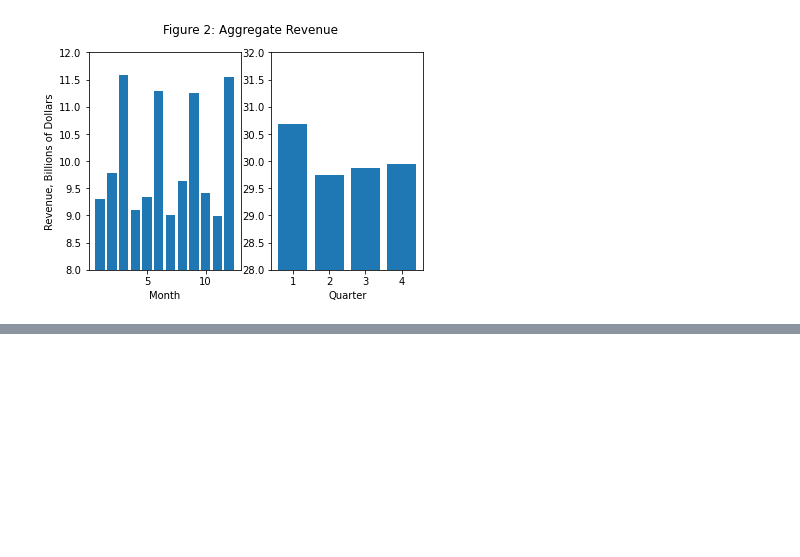
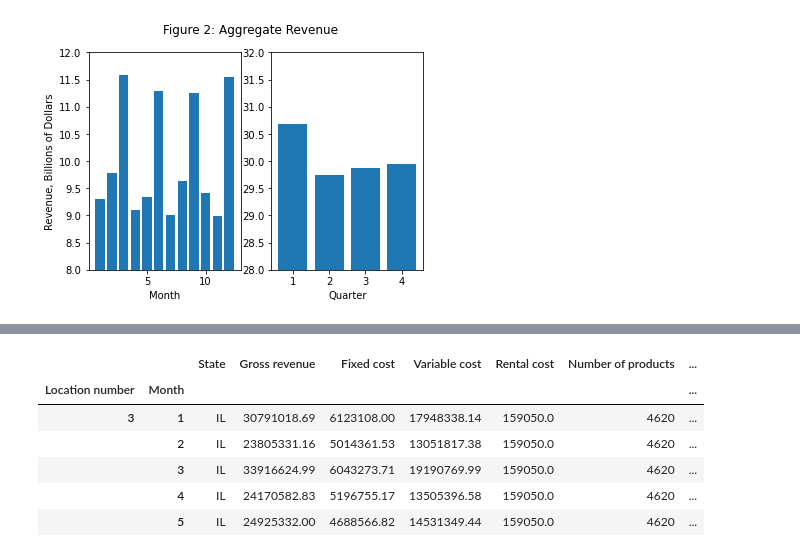
Before and after one commit to MichaelYinGH/assessment, a Jupyter notebook: analysis.ipynb, the cells around one changed output, grey strips where cells are left out. Cells and saved outputs as stored; diff of their text form; code cells hidden in the pictures; blank space fills up the shorter version.

Commit message:
Completed part 2, imputating rents, with state means

```diff
--- a/analysis.ipynb
+++ b/analysis.ipynb
@@ -96,0 +99,6 @@ plt.show()
+# %%
+# Ensure that all owned stores are in states where there are also leased stores
+data_leased = data[~data["Owned"]]
+data_owned = data[data["Owned"]]
+print(sorted(data_leased["State"].unique()))
+print(sorted(data_owned["State"].unique()))
@@ -96,0 +108,4 @@ plt.show()
+# %%
+# Calculate mean monthly rental costs by state
+data_leased = data_leased.groupby("State").mean()
+data_leased.head()
@@ -96,0 +120,16 @@ plt.show()
+# %%
+# Impute rental costs for owned stores using the state mean
+data_imputed = data.copy()
+data_imputed["Rental cost"] = data_imputed.apply(
+    lambda row: data_leased.loc[row["State"], "Rental cost"] if row["Owned"] else row["Rental cost"],
+    axis=1
+)
+data_imputed.loc[data_imputed["Owned"]].head()
+# %% [output]
+|  |  | State | Gross revenue | Fixed cost | Variable cost | Rental cost | Number of products | ... |
+| Location number | Month |  |  |  |  |  |  | ... |
+| 3 | 1 | IL | 30791018.69 | 6123108.00 | 17948338.14 | 159050.0 | 4620 | ... |
+|  | 2 | IL | 23805331.16 | 5014361.53 | 13051817.38 | 159050.0 | 4620 | ... |
+|  | 3 | IL | 33916624.99 | 6043273.71 | 19190769.99 | 159050.0 | 4620 | ... |
+|  | 4 | IL | 24170582.83 | 5196755.17 | 13505396.58 | 159050.0 | 4620 | ... |
+|  | 5 | IL | 24925332.00 | 4688566.82 | 14531349.44 | 159050.0 | 4620 | ... |
```
Also changed, not shown: parts of 6 cells of this notebook.
